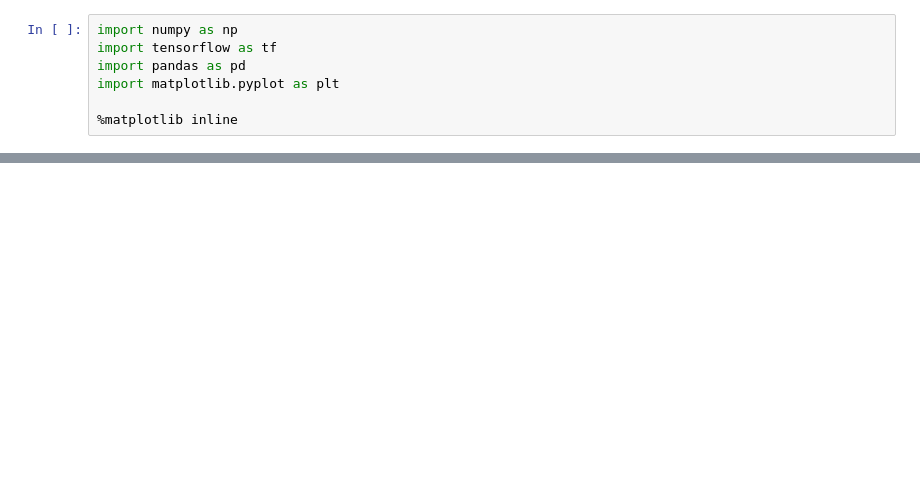
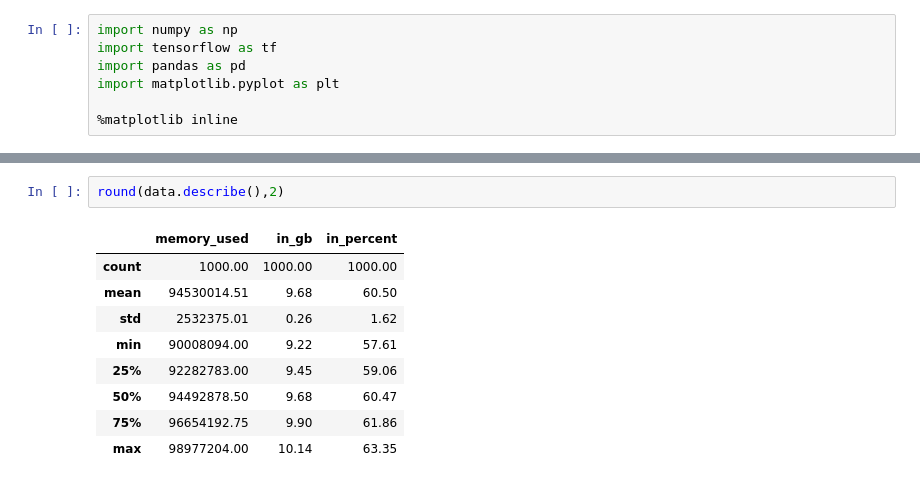
Before and after one commit to anni1st/Anomaly-Detection-VM-, a Jupyter notebook: anomaly_detection_memory.ipynb, the cells around one changed output, grey strips where cells are left out. Drawn from its saved outputs; the diff is of its cells as text; blank space fills up the shorter version.

```diff
--- a/anomaly_detection_memory.ipynb
+++ b/anomaly_detection_memory.ipynb
@@ -48,0 +69,12 @@ print(train.shape, test.shape)
+# %%
+round(data.describe(),2)
+# %% [output]
+|  | memory_used | in_gb | in_percent |
+| count | 1000.00 | 1000.00 | 1000.00 |
+| mean | 94530014.51 | 9.68 | 60.50 |
+| std | 2532375.01 | 0.26 | 1.62 |
+| min | 90008094.00 | 9.22 | 57.61 |
+| 25% | 92282783.00 | 9.45 | 59.06 |
+| 50% | 94492878.50 | 9.68 | 60.47 |
+| 75% | 96654192.75 | 9.90 | 61.86 |
+| max | 98977204.00 | 10.14 | 63.35 |
```
Also changed, not shown: parts of 17 cells of this notebook.
